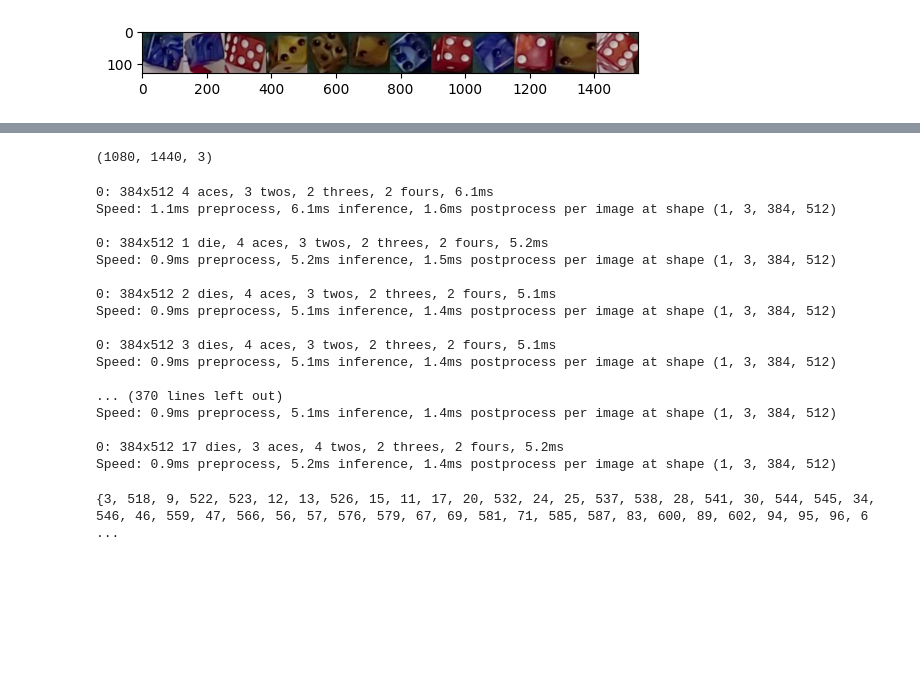
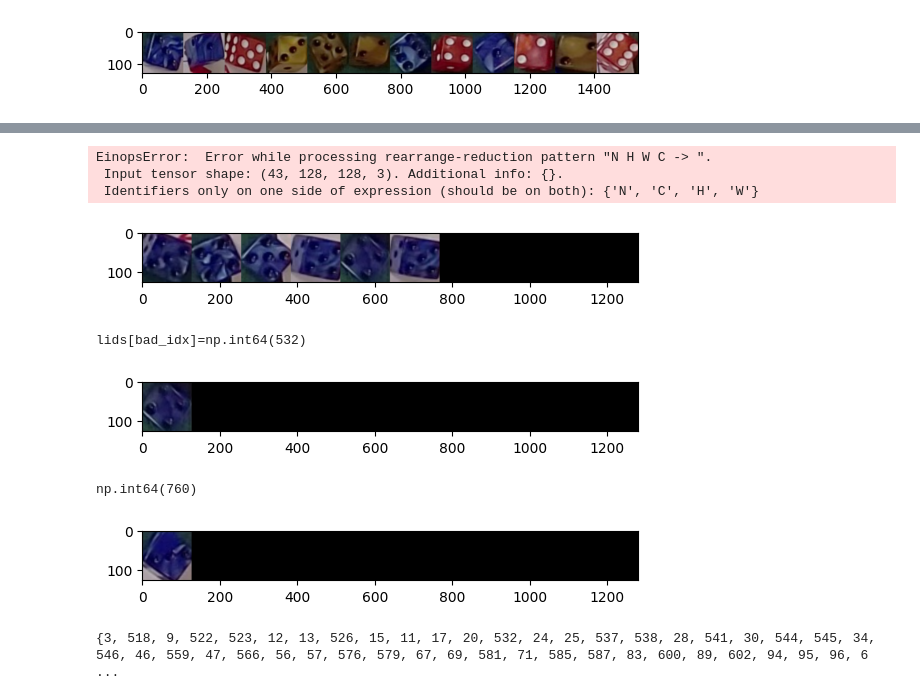
Before and after one commit to Stefhermann/cv5561-f25-team-spoton, a Jupyter notebook: classify_dice.ipynb, the cells around one changed output, grey strips where cells are left out. Cells and saved outputs as stored; diff of their text form; code cells hidden in the pictures; blank space fills up the shorter version.

Commit message:
fix misannotated dice

```diff
--- a/classify_dice.ipynb
+++ b/classify_dice.ipynb
@@ -139,29 +121,31 @@ plt.show()
+# %%
+limgs,lids,lplayers,lvalues = classify_dice.load_labeled_dice()
 # %%
-
-img.shape
+# classify_dice.imshow(einops.rearrange(limgs[lplayers==0,:,:,:], "N H W C -> "))
 # %% [output]
-(1080, 1440, 3)
+EinopsError:  Error while processing rearrange-reduction pattern "N H W C -> ".
+ Input tensor shape: (43, 128, 128, 3). Additional info: {}.
+ Identifiers only on one side of expression (should be on both): {'N', 'C', 'H', 'W'}
 # %%
 img
 # %%
+mask=(lplayers==2)&(lvalues==5)
+classify_dice.show_imgs_grid(limgs[mask], width=10)
 # %% [output]
-0: 384x512 4 aces, 3 twos, 2 threes, 2 fours, 6.1ms
-Speed: 1.1ms preprocess, 6.1ms inference, 1.6ms postprocess per image at shape (1, 3, 384, 512)
-
-0: 384x512 1 die, 4 aces, 3 twos, 2 threes, 2 fours, 5.2ms
-Speed: 0.9ms preprocess, 5.2ms inference, 1.5ms postprocess per image at shape (1, 3, 384, 512)
-
-0: 384x512 2 dies, 4 aces, 3 twos, 2 threes, 2 fours, 5.1ms
-Speed: 0.9ms preprocess, 5.1ms inference, 1.4ms postprocess per image at shape (1, 3, 384, 512)
-
-0: 384x512 3 dies, 4 aces, 3 twos, 2 threes, 2 fours, 5.1ms
-Speed: 0.9ms preprocess, 5.1ms inference, 1.4ms postprocess per image at shape (1, 3, 384, 512)
-
-... (370 lines left out)
-Speed: 0.9ms preprocess, 5.1ms inference, 1.4ms postprocess per image at shape (1, 3, 384, 512)
-
-0: 384x512 17 dies, 3 aces, 4 twos, 2 threes, 2 fours, 5.2ms
-Speed: 0.9ms preprocess, 5.2ms inference, 1.4ms postprocess per image at shape (1, 3, 384, 512)
+[figure, added]
+# %%
+bad_idx = np.argwhere(np.cumsum(mask)==5)[0,0]
+print(f"{lids[bad_idx]=}")
+classify_dice.show_imgs_grid(limgs[[bad_idx],:,:,:])
+# %% [output]
+lids[bad_idx]=np.int64(532)
+[figure, added]
+# %%
+classify_dice.show_imgs_grid(limgs[[154],:,:,:])
+lids[154]
+# %% [output]
+np.int64(760)
+[figure, added]
 # %%
 np.savez_compressed('data/dice/all_dice.npz', all_dice.astype(np.uint8))
 # %%
```
Also changed, not shown: parts of 5 cells of this notebook, 2 other files.
